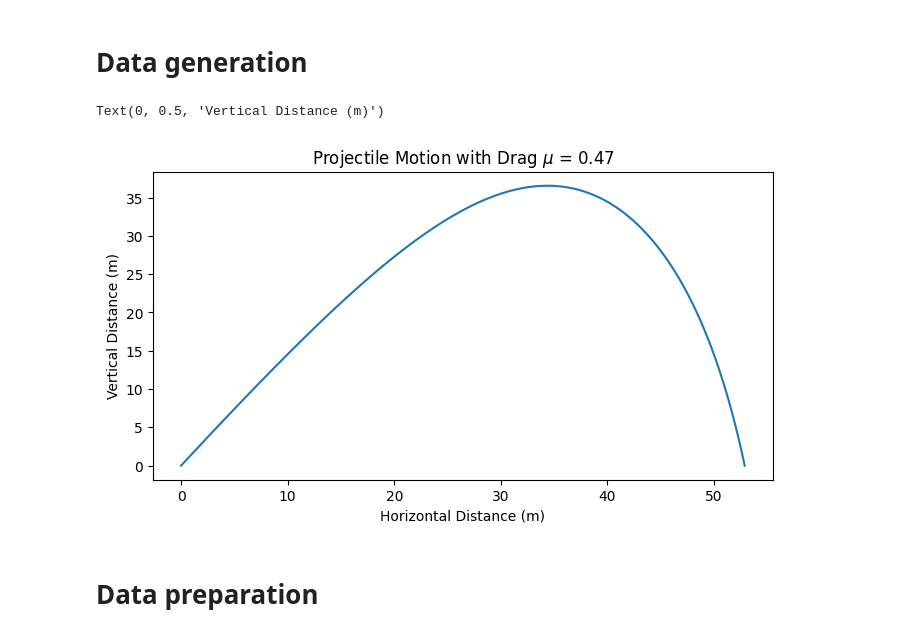
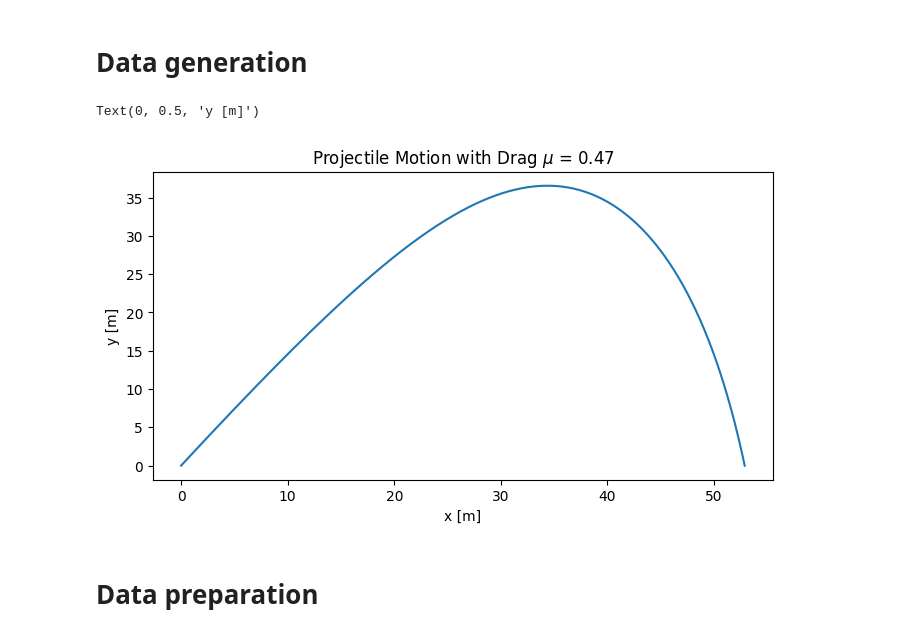
Before and after one commit to zincware/ZnPINNLab, a Jupyter notebook: day1/projectile_motion.ipynb, the cells around one changed output. Drawn from its saved outputs; the diff is of its cells as text; code cells hidden in the pictures.

```diff
--- a/day1/projectile_motion.ipynb
+++ b/day1/projectile_motion.ipynb
@@ -157,15 +157,15 @@ mu = physical_system.coeff
 # %%
 # Todo: Create a plot of the simulated data
 # Plot the trajectory of the projectile
 
 plt.figure(figsize=(8, 4))
 plt.plot(position[:, 0], position[:, 1])
 plt.title(rf"Projectile Motion with Drag $\mu$ = {physical_system.drag_coeff:.2f}")
-plt.xlabel("Horizontal Distance (m)")
-plt.ylabel("Vertical Distance (m)")
+plt.xlabel("x [m]")
+plt.ylabel("y [m]")
 # %% [output]
-Text(0, 0.5, 'Vertical Distance (m)')
+Text(0, 0.5, 'y [m]')
-[figure, old version]
+[figure, new version]
 # %% [markdown]
 # Data preparation
 # %%
```
Also changed, not shown: parts of 11 cells of this notebook.
